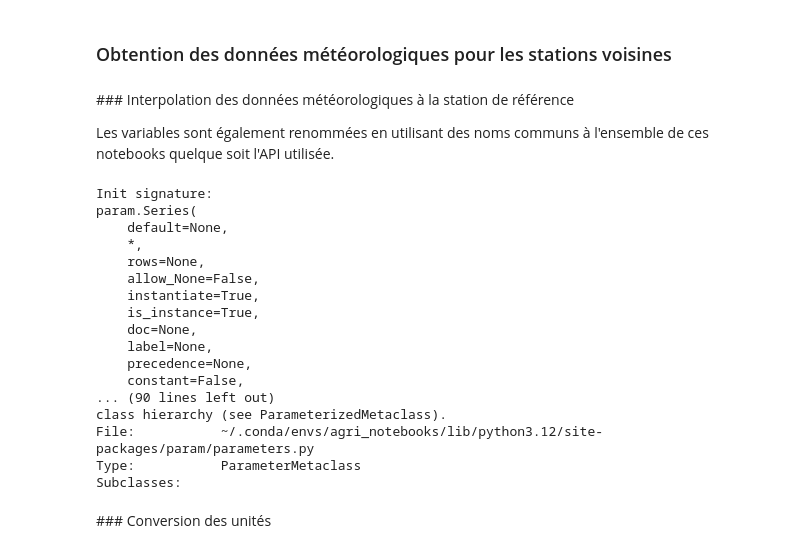
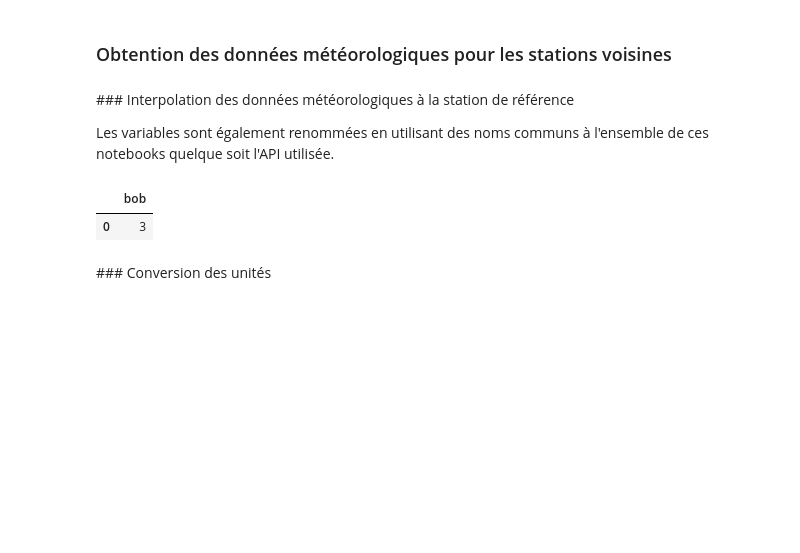
Before and after one commit to atantet/agri-notebooks, a Jupyter notebook: bilan_hydrique_observation_horaire.ipynb, the cells around one changed output. Saved outputs shown, nothing was run; the diff lists cells and outputs as text; code cells hidden in the pictures; blank space fills up the shorter version.

Commit message:
correction dataframe tabulator

```diff
--- a/bilan_hydrique_observation_horaire.ipynb
+++ b/bilan_hydrique_observation_horaire.ipynb
@@ -23,27 +28,14 @@ Les variables sont également renommées en utilisant des noms communs à l'ense
 # %%
 import param
 import panel as pn
 import pandas as pd
 import numpy as np
-param.Series?
+df = pd.DataFrame(dtype=float)
+df['bob'] = [3]
+df
 # %% [output]
-Init signature:
-param.Series(
-    default=None,
-    *,
-    rows=None,
-    allow_None=False,
-    instantiate=True,
-    is_instance=True,
-    doc=None,
-    label=None,
-    precedence=None,
-    constant=False,
-... (90 lines left out)
-class hierarchy (see ParameterizedMetaclass).
-File:           ~/.conda/envs/agri_notebooks/lib/python3.12/site-packages/param/parameters.py
-Type:           ParameterMetaclass
-Subclasses:
+|  | bob |
+| 0 | 3 |
 # %% [markdown]
 ### Conversion des unités
 # %% [markdown]
```
Also changed, not shown: parts of 3 cells of this notebook, 1 other file.
